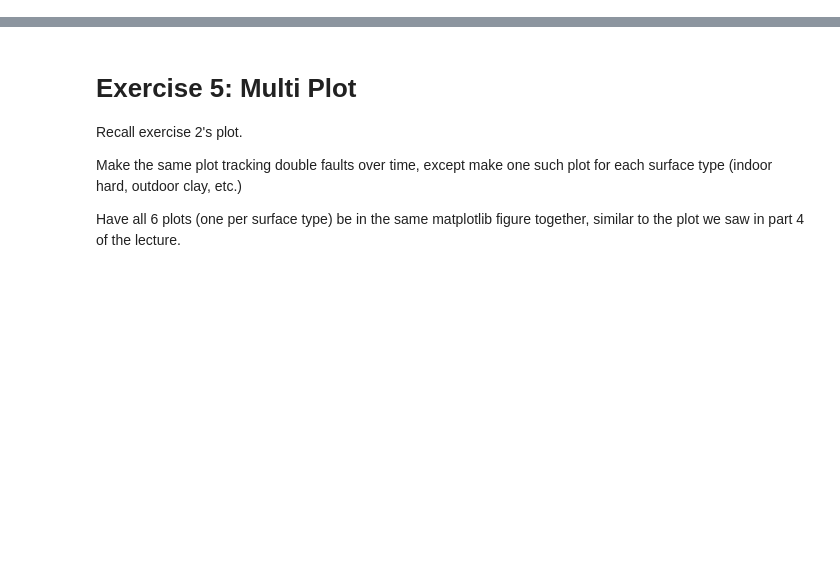
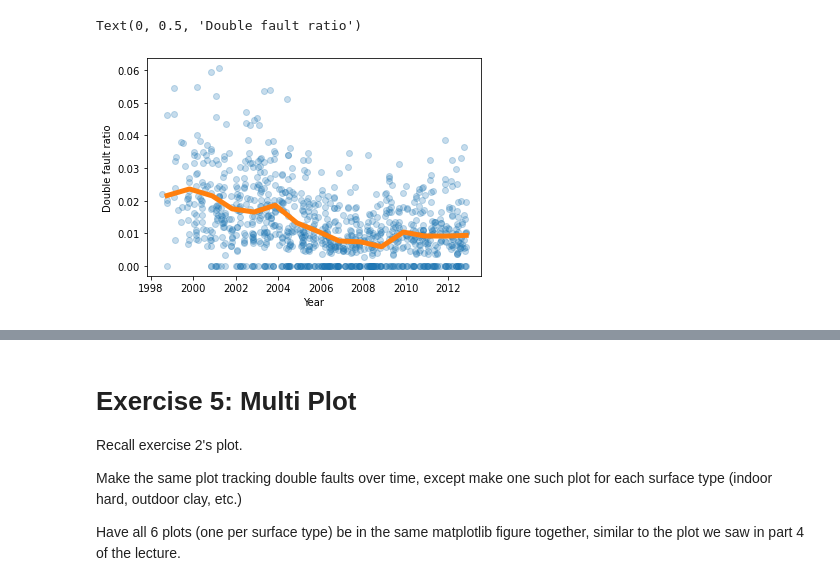
Before and after one commit to fferha/m2-2-viz, a Jupyter notebook: workshop.ipynb, the cells around one changed output, grey strips where cells are left out. Drawn from its saved outputs; the diff is of its cells as text; code cells hidden in the pictures; blank space fills up the shorter version.

```diff
--- a/workshop.ipynb
+++ b/workshop.ipynb
@@ -24,6 +49,23 @@ Reproduce the plot below:
 Given the `data/tennis.csv` file.
 
 Note that the y axis is the ration of `double faults` that Federer did over his `total points total` in a match
+# %%
+
+df = pd.read_csv('data/tennis.csv')
+df['ratio'] =  df['player1 double faults'] / df['player1 total points total']
+
+#sns.scatterplot(pd.to_datetime(df['start date']),df['ratio'],alpha=0.25,lw=0)
+
+fig,ax=plt.subplots(1,1)
+
+ax.plot_date(pd.to_datetime(df['start date']),df['ratio'],alpha=0.25,lw=0)
+ax.plot(pd.to_datetime(df.groupby('year')['start date'].max()), df.groupby('year')['ratio'].mean(), '-', lw = 5)
+
+plt.xlabel('Year')
+plt.ylabel('Double fault ratio')
+# %% [output]
+Text(0, 0.5, 'Double fault ratio')
+[figure, added]
 # %% [markdown]
 # Exercise 3
 
```
Also changed, not shown: parts of 14 cells of this notebook.
